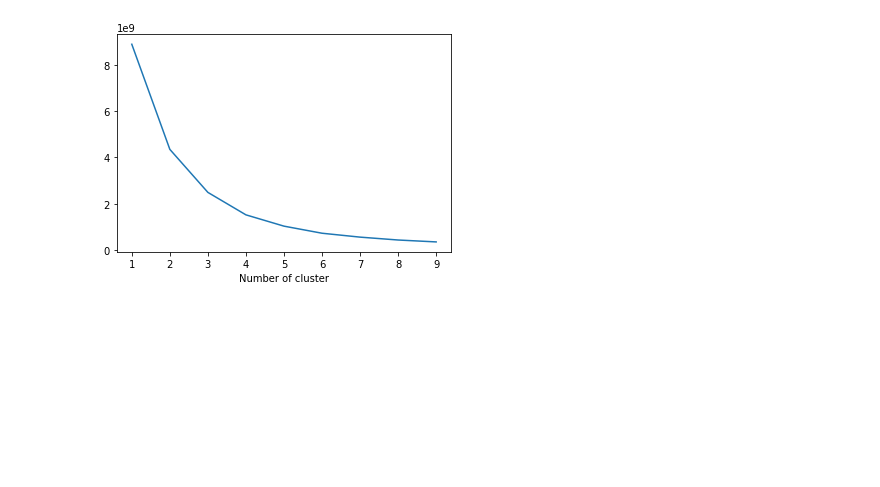
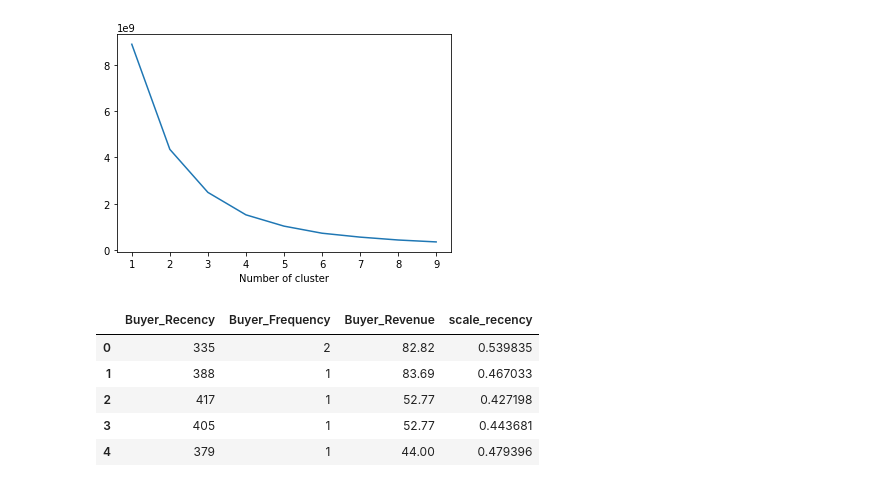
Before and after one commit to deakynek/SpringBoardProjects, a Jupyter notebook: Capstone3/EDA.ipynb, the cells around one changed output. Cells and saved outputs as stored; diff of their text form; code cells hidden in the pictures; blank space fills up the shorter version.

```diff
--- a/Capstone3/EDA.ipynb
+++ b/Capstone3/EDA.ipynb
@@ -145,12 +148,12 @@ buyers = clustersInOrder('RecencyCluster', 'Recency', buyers, False)
 # %%
 #Frequency
 freq = OL_Data.groupby('customer_unique_id').order_id.count().reset_index()
-freq.columns = ['CustomerUniqueID','Frequency']
+freq.columns = ['CustomerUniqueID','Buyer_Frequency']
 freq.head()
 
 buyers = pd.merge(buyers,freq, on='CustomerUniqueID')
 
-print(buyers['Frequency'].describe())
-buyers.Frequency.sort_values().hist(bins=16)
+print(buyers['Buyer_Frequency'].describe())
+buyers.Buyer_Frequency.sort_values().hist(bins=16)
 plt.show()
 # %% [output]
@@ -170,10 +173,10 @@ PrintKmeansInertiaGraph(buyers,'Frequency')
 [figure]
 # %%
 #Generate Recency Clusters, named 'FrequencyCluster'
-PerformKMeans(buyers,'Frequency', 4)
+PerformKMeans(buyers,'Buyer_Frequency', 4)
 
 #Reset Cluster Names, Higher Frequency = More Frequent, Higher Frequency Cluster
-buyers = clustersInOrder('FrequencyCluster', 'Frequency', buyers, True)
+buyers = clustersInOrder('Buyer_FrequencyCluster', 'Buyer_Frequency', buyers, True)
 # %%
 #Revenue
 rev = OL_Data.groupby('customer_unique_id').Total_payment.sum().reset_index()
@@ -208,2 +211,17 @@ buyers = clustersInOrder('RevenueCluster', 'Revenue', buyers, True)
+# %%
+sub = buyers[['Buyer_Recency','Buyer_Frequency','Buyer_Revenue']]
+
+sub = sub.assign(scale_recency=sub.apply(lambda x: 1 - x['Buyer_Recency']/sub['Buyer_Recency'].max(),axis=1))
+sub = sub.assign(scale_frequency=sub.apply(lambda x: x['Buyer_Frequency']/sub['Buyer_Frequency'].max(),axis=1))
+sub = sub.assign(scale_revenue=sub.apply(lambda x: 1 - x['Buyer_Revenue']/sub['Buyer_Revenue'].max(),axis=1))
+
+sub.head()
+# %% [output]
+|  | Buyer_Recency | Buyer_Frequency | Buyer_Revenue | scale_recency |
+| 0 | 335 | 2 | 82.82 | 0.539835 |
+| 1 | 388 | 1 | 83.69 | 0.467033 |
+| 2 | 417 | 1 | 52.77 | 0.427198 |
+| 3 | 405 | 1 | 52.77 | 0.443681 |
+| 4 | 379 | 1 | 44.00 | 0.479396 |
 # %%
 #calculate overall score and use mean() to see details
```
Also changed, not shown: parts of 23 cells of this notebook.
